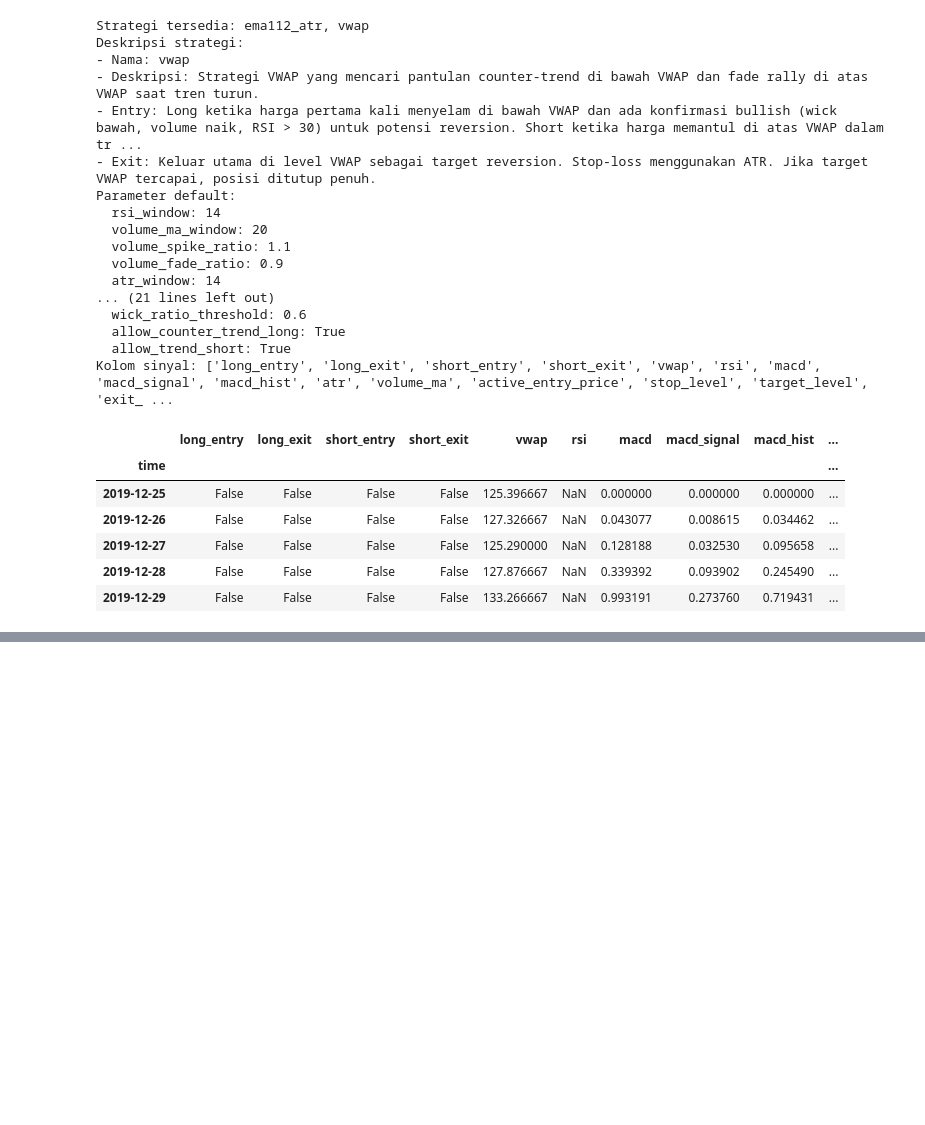
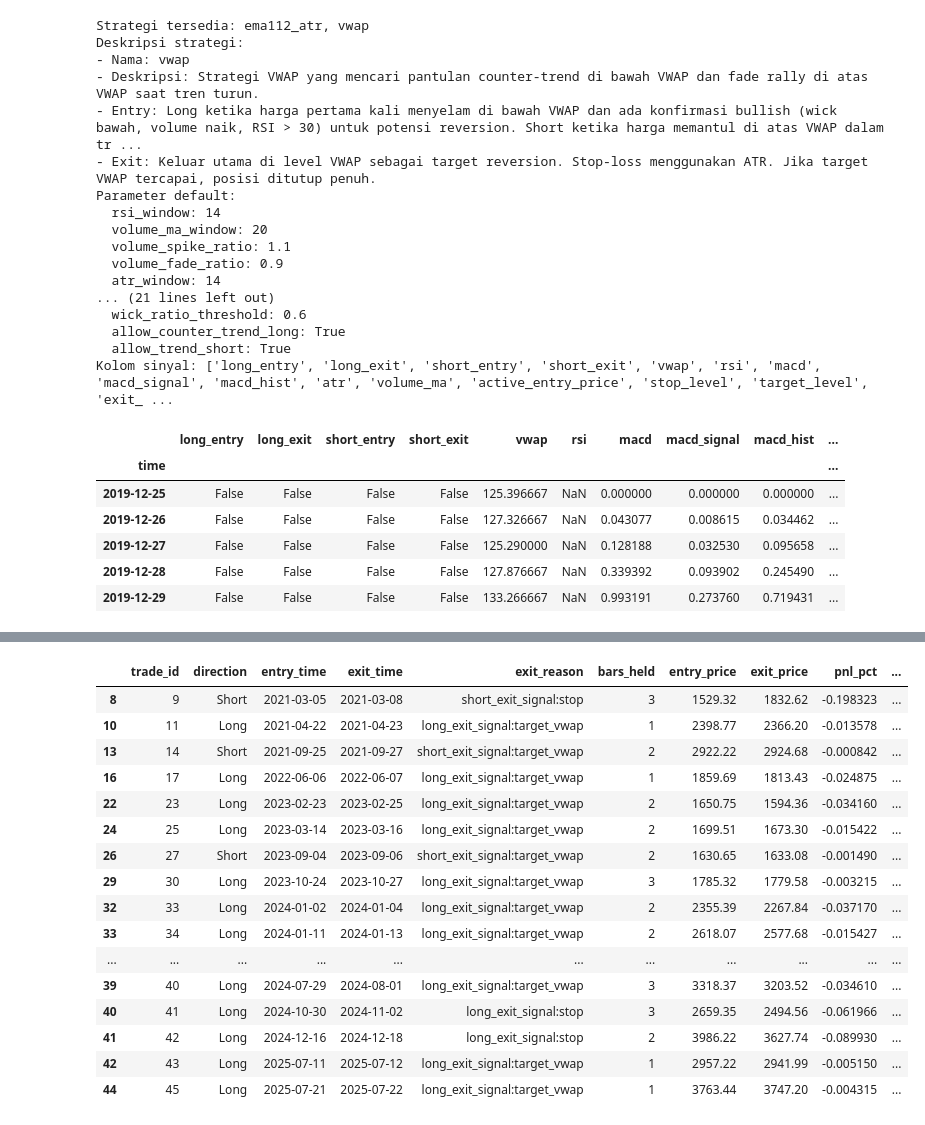
Before and after one commit to amri-qrypto/backtest-indicator, a Jupyter notebook: notebooks/backtest-strategy.ipynb, the cells around one changed output, grey strips where cells are left out. Cells and saved outputs as stored; diff of their text form; code cells hidden in the pictures; blank space fills up the shorter version.

```diff
--- a/notebooks/backtest-strategy.ipynb
+++ b/notebooks/backtest-strategy.ipynb
@@ -218,0 +358,59 @@ display(outputs.results.head())
+# %%
+def _trade_path_metrics(row: pd.Series) -> pd.Series:
+    entry_time = row['entry_time']
+    exit_time = row['exit_time']
+    price_path = data.loc[entry_time:exit_time, PRICE_COLUMN].astype(float)
+    if price_path.empty:
+        return pd.Series({
+            'mfe_pct': np.nan,
+            'mae_pct': np.nan,
+            'max_favourable_close': np.nan,
+            'max_adverse_close': np.nan,
+        })
+
+    entry_price = float(row['entry_price'])
+    if row['direction'] == 'Long':
+        relative = price_path / entry_price - 1.0
+    else:
+        relative = entry_price / price_path - 1.0
+
+    mfe_idx = relative.idxmax()
+    mae_idx = relative.idxmin()
+    return pd.Series({
+        'mfe_pct': float(relative.max()),
+        'mae_pct': float(relative.min()),
+        'max_favourable_close': float(price_path.loc[mfe_idx]) if mfe_idx in price_path.index else np.nan,
+        'max_adverse_close': float(price_path.loc[mae_idx]) if mae_idx in price_path.index else np.nan,
+    })
+
+loss_trades = outputs.trades.loc[outputs.trades['pnl_pct'] <= 0].copy()
+if not loss_trades.empty:
+    path_metrics = loss_trades.apply(_trade_path_metrics, axis=1)
+    loss_trades = pd.concat([loss_trades, path_metrics], axis=1)
+    loss_trades['equity_at_entry'] = outputs.results.loc[loss_trades['entry_time'], 'equity_curve'].values
+    loss_trades['equity_at_exit'] = outputs.results.loc[loss_trades['exit_time'], 'equity_curve'].values
+    loss_trades['drawdown_at_exit'] = outputs.results.loc[loss_trades['exit_time'], 'drawdown'].values
+    loss_trades['return_vs_vwap_entry'] = loss_trades['entry_price'] / loss_trades['entry_vwap'] - 1.0
+    loss_trades['return_vs_vwap_exit'] = loss_trades['exit_price'] / loss_trades['exit_vwap'] - 1.0
+
+    columns_to_show = [
+        'trade_id', 'direction', 'entry_time', 'exit_time', 'exit_reason', 'bars_held',
+        'entry_price', 'exit_price', 'pnl_pct', 'mfe_pct', 'mae_pct',
+        'max_favourable_close', 'max_adverse_close', 'equity_at_entry', 'equity_at_exit',
+        'drawdown_at_exit', 'entry_rsi', 'exit_rsi', 'entry_macd', 'exit_macd',
+        'entry_atr', 'exit_atr', 'entry_volume_ma', 'exit_volume_ma',
+        'entry_stop_level', 'exit_stop_level', 'entry_target_level', 'exit_target_level',
+        'return_vs_vwap_entry', 'return_vs_vwap_exit',
+    ]
+    available_columns = [col for col in columns_to_show if col in loss_trades.columns]
+    print(f'Detail {len(loss_trades)} trade loss:')
+    with pd.option_context('display.max_rows', None, 'display.max_columns', None):
+        display(loss_trades[available_columns])
+
+    loss_reason_counts = loss_trades['exit_reason'].value_counts().rename('count').to_frame()
+    loss_reason_counts['percentage'] = loss_reason_counts['count'] / len(loss_trades)
+    print('Ringkasan alasan trade loss:')
+    display(loss_reason_counts)
+else:
+    print('Tidak ada trade yang mengalami kerugian pada periode ini.')
+# %% [output]
@@ -218,0 +418,17 @@ display(outputs.results.head())
+|  | trade_id | direction | entry_time | exit_time | exit_reason | bars_held | entry_price | exit_price | pnl_pct | ... |
+| 8 | 9 | Short | 2021-03-05 | 2021-03-08 | short_exit_signal:stop | 3 | 1529.32 | 1832.62 | -0.198323 | ... |
+| 10 | 11 | Long | 2021-04-22 | 2021-04-23 | long_exit_signal:target_vwap | 1 | 2398.77 | 2366.20 | -0.013578 | ... |
+| 13 | 14 | Short | 2021-09-25 | 2021-09-27 | short_exit_signal:target_vwap | 2 | 2922.22 | 2924.68 | -0.000842 | ... |
+| 16 | 17 | Long | 2022-06-06 | 2022-06-07 | long_exit_signal:target_vwap | 1 | 1859.69 | 1813.43 | -0.024875 | ... |
+| 22 | 23 | Long | 2023-02-23 | 2023-02-25 | long_exit_signal:target_vwap | 2 | 1650.75 | 1594.36 | -0.034160 | ... |
+| 24 | 25 | Long | 2023-03-14 | 2023-03-16 | long_exit_signal:target_vwap | 2 | 1699.51 | 1673.30 | -0.015422 | ... |
+| 26 | 27 | Short | 2023-09-04 | 2023-09-06 | short_exit_signal:target_vwap | 2 | 1630.65 | 1633.08 | -0.001490 | ... |
+| 29 | 30 | Long | 2023-10-24 | 2023-10-27 | long_exit_signal:target_vwap | 3 | 1785.32 | 1779.58 | -0.003215 | ... |
+| 32 | 33 | Long | 2024-01-02 | 2024-01-04 | long_exit_signal:target_vwap | 2 | 2355.39 | 2267.84 | -0.037170 | ... |
+| 33 | 34 | Long | 2024-01-11 | 2024-01-13 | long_exit_signal:target_vwap | 2 | 2618.07 | 2577.68 | -0.015427 | ... |
+| ... | ... | ... | ... | ... | ... | ... | ... | ... | ... | ... |
+| 39 | 40 | Long | 2024-07-29 | 2024-08-01 | long_exit_signal:target_vwap | 3 | 3318.37 | 3203.52 | -0.034610 | ... |
+| 40 | 41 | Long | 2024-10-30 | 2024-11-02 | long_exit_signal:stop | 3 | 2659.35 | 2494.56 | -0.061966 | ... |
+| 41 | 42 | Long | 2024-12-16 | 2024-12-18 | long_exit_signal:stop | 2 | 3986.22 | 3627.74 | -0.089930 | ... |
+| 42 | 43 | Long | 2025-07-11 | 2025-07-12 | long_exit_signal:target_vwap | 1 | 2957.22 | 2941.99 | -0.005150 | ... |
+| 44 | 45 | Long | 2025-07-21 | 2025-07-22 | long_exit_signal:target_vwap | 1 | 3763.44 | 3747.20 | -0.004315 | ... |
```
Also changed, not shown: parts of 6 cells of this notebook.
